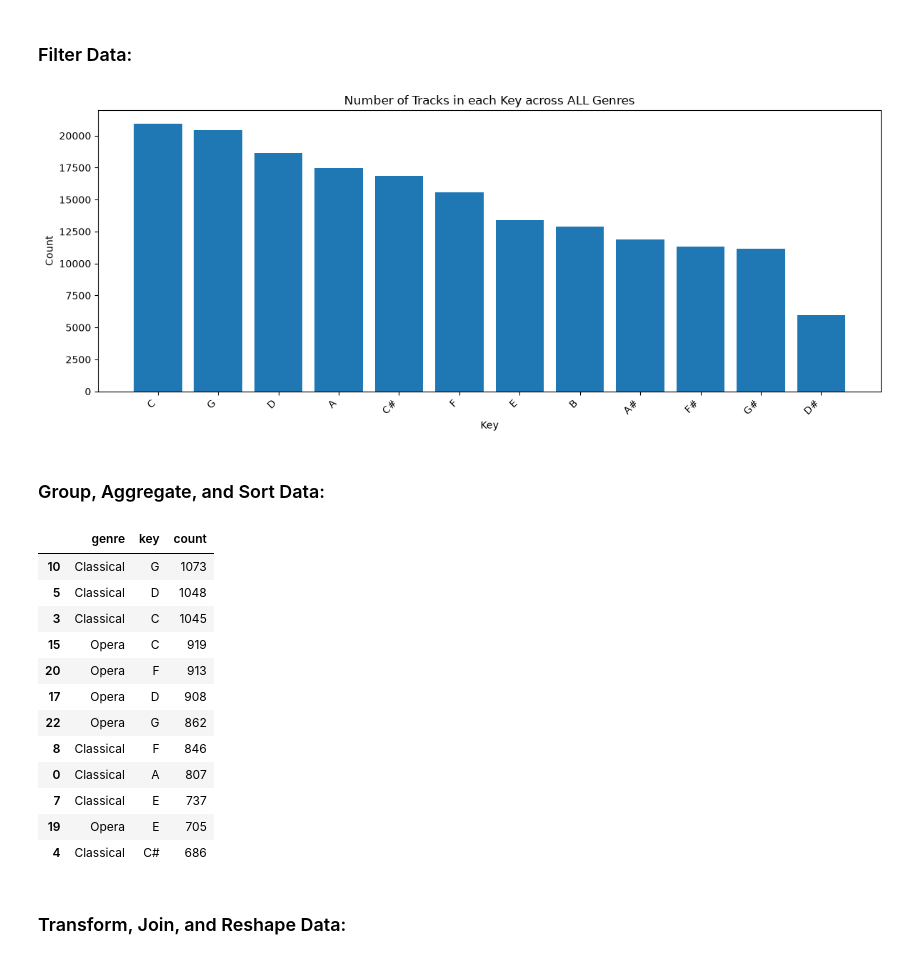
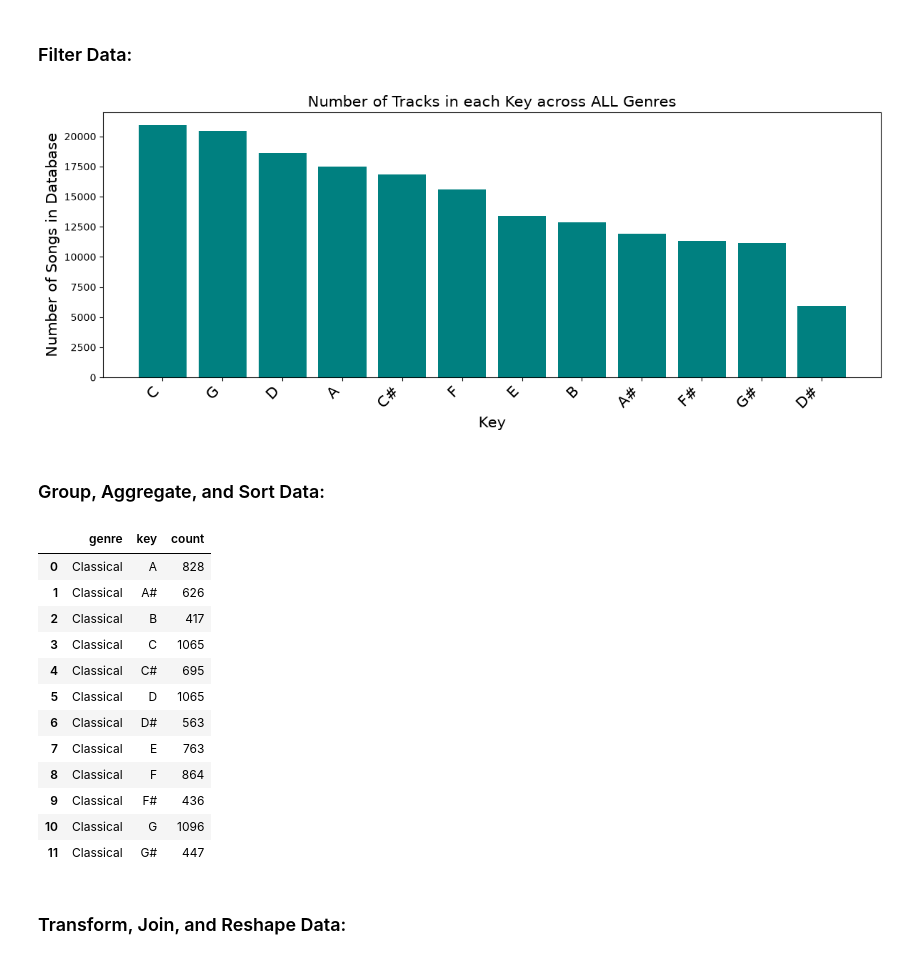
Before and after one commit to kellyloveskelp/eds217, a Jupyter notebook: Final_Project/Project_The_Twos.ipynb, the cells around one changed output. Saved outputs shown, nothing was run; the diff lists cells and outputs as text; code cells hidden in the pictures.

```diff
--- a/Final_Project/Project_The_Twos.ipynb
+++ b/Final_Project/Project_The_Twos.ipynb
@@ -127,8 +160,3 @@ tempo               0
 time_signature      0
 valence             0
 dtype: int64
-# %%
-# Remove duplicates-- there's a lot!
-spotify = spotify.drop_duplicates(subset=['artist_name', 'track_name'])
-print(spotify.shape)
-print(232724-176513,"rows dropped")
@@ -246,11 +298,11 @@ print(f"{round(percent_rap, 2)}% of rap songs are long")
 
 def islong(d):
     if d > 480000:
-        return "long"
+        return "> 8 min"
     elif d < 180000:
-        return "short"
+        return "< 3 min"
     else:
-        return "normal"
+        return "3-8 min"
 
 spotify_filtered['is long?'] = spotify_filtered['duration_ms'].apply(islong)
 
@@ -290,17 +346,21 @@ print("Key: 'Long' = longer than 8 minutes; 'Short' = shorter than 3 minutes")
 ## Same figures with the WHOLE database (all genres)
 # %%
 #go back and look at the WHOLE database:
+
+#### Drop dubplicates for whole dataset
+spotify = spotify.sample(frac=1).drop_duplicates(subset=['artist_name', 'track_name'])
 
 
 spotify['is long?'] = spotify['duration_ms'].apply(islong)
 
 
 plt.figure(figsize=(7, 5))
-sns.histplot(data=spotify, x='genre', hue='is long?')
+sns.histplot(data=spotify, x='genre', hue='is long?', palette='Set1')
 plt.xlabel('Genre')
 plt.ylabel('Number of Songs in Database')
 plt.tight_layout()
 plt.xticks(rotation=45, ha='right')
+plt.title("Song Popularity by Length of ALL Genres")
 plt.show()
 print("Key: 'Long' = longer than 8 minutes; 'Short' = shorter than 3 minutes")
 # %% [output]
@@ -336,19 +397,19 @@ all_genres_key = all_genres.reset_index(name='count').sort_values(['count'], asc
 # %%
 ### Plot Number of Tracks in each Key across ALL Genres ###
 
 plt.figure(figsize= (12, 5)) # 15 inch wide, 3 inch tall
-plt.xticks(rotation=45, ha='right')
+plt.xticks(rotation=45, ha='right', fontsize=15)
 
-plt.bar(all_genres_key['key'], all_genres_key['count'])
-plt.title("Number of Tracks in each Key across ALL Genres")
-plt.xlabel('Key')
-plt.ylabel('Count')
+plt.bar(all_genres_key['key'], all_genres_key['count'], color='teal')
+plt.title("Number of Tracks in each Key across ALL Genres", fontsize=15)
+plt.xlabel('Key', fontsize=15)
+plt.ylabel('Number of Songs in Database', fontsize=15)
 
 plt.tight_layout()
 
 plt.show()
 # %% [output]
-[figure, old version]
+[figure, new version]
 # %% [markdown]
 ### Group, Aggregate, and Sort Data:
 # %%
@@ -357,22 +418,22 @@ plt.show()
 # Use spotify_filtered to groupby genre and key
 genre_grouped = spotify_filtered[keep_cols].groupby(['genre', 'key'])['key'].count()
 # reset.index() and rename cols
-genre_grouped = genre_grouped.reset_index(name='count').sort_values(['count'], ascending=False)
+genre_grouped = genre_grouped.reset_index(name='count')
 genre_grouped.head(12) # 12 keys
 # %% [output]
 |  | genre | key | count |
-| 10 | Classical | G | 1073 |
-| 5 | Classical | D | 1048 |
-| 3 | Classical | C | 1045 |
-| 15 | Opera | C | 919 |
-| 20 | Opera | F | 913 |
-| 17 | Opera | D | 908 |
-| 22 | Opera | G | 862 |
-| 8 | Classical | F | 846 |
-| 0 | Classical | A | 807 |
-| 7 | Classical | E | 737 |
-| 19 | Opera | E | 705 |
-| 4 | Classical | C# | 686 |
+| 0 | Classical | A | 828 |
+| 1 | Classical | A# | 626 |
+| 2 | Classical | B | 417 |
+| 3 | Classical | C | 1065 |
+| 4 | Classical | C# | 695 |
+| 5 | Classical | D | 1065 |
+| 6 | Classical | D# | 563 |
+| 7 | Classical | E | 763 |
+| 8 | Classical | F | 864 |
+| 9 | Classical | F# | 436 |
+| 10 | Classical | G | 1096 |
+| 11 | Classical | G# | 447 |
 # %% [markdown]
 ### Transform, Join, and Reshape Data:
 # %%
```
Also changed, not shown: parts of 24 cells of this notebook, 1 other file.
